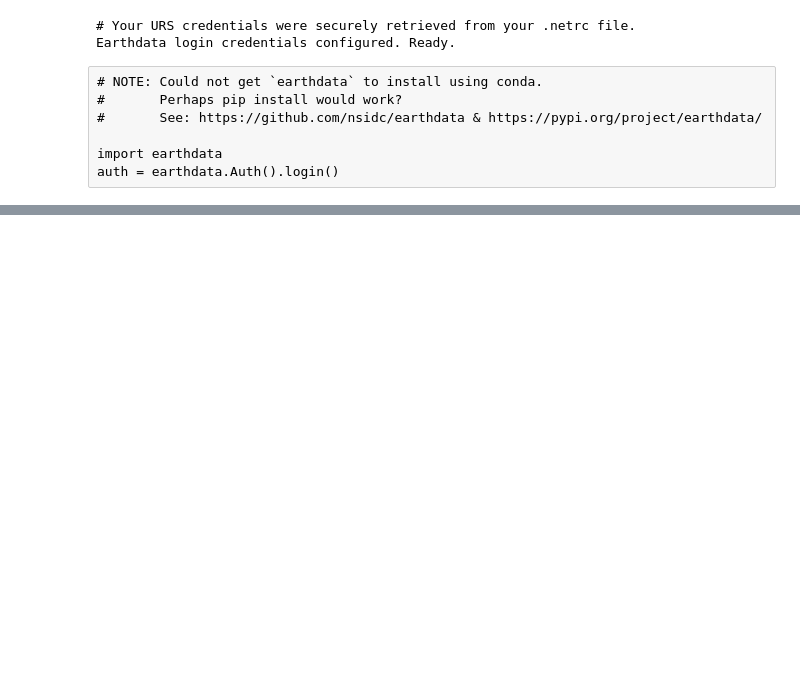
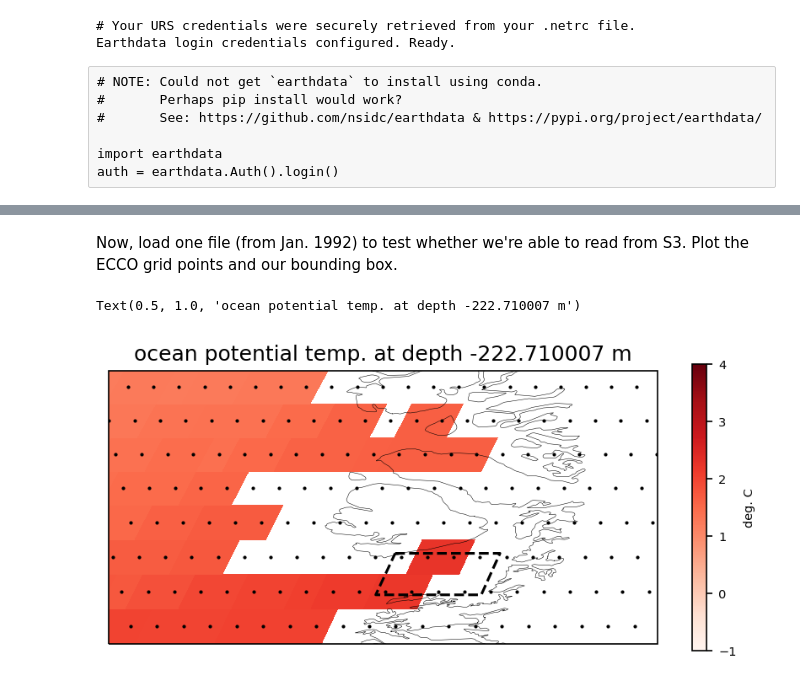
Before and after one commit to dfelikson/GrIS_Outlet_Glacier_Seasonal_dhdt, a Jupyter notebook: preprocess_ECCO_ocean_thermal_forcing.ipynb, the cells around one changed output, grey strips where cells are left out. Drawn from its saved outputs; the diff is of its cells as text; code cells hidden in the pictures; blank space fills up the shorter version.

```diff
--- a/preprocess_ECCO_ocean_thermal_forcing.ipynb
+++ b/preprocess_ECCO_ocean_thermal_forcing.ipynb
@@ -150,0 +174,35 @@ def thermal_forcing(lat, depth, theta, salt):
+# %% [markdown]
+Now, load one file (from Jan. 1992) to test whether we're able to read from S3. Plot the ECCO grid points and our bounding box.
+# %%
+s3_bucket = 's3://podaac-ops-cumulus-protected/ECCO_L4_TEMP_SALINITY_05DEG_MONTHLY_V4R4/*1992-01*nc'
+s3_files = fs.glob(s3_bucket)
+
+file = fs.open(s3_files[0])
+ds = xr.open_dataset(file)
+depth = ds.Z.values
+lat = ds.latitude.values
+lon = ds.longitude.values
+theta = ds.THETA.values[0,:,:]
+ds.close()
+
+# Plot
+fig = plt.figure(figsize=(7,3), dpi=150)
+ax = plt.axes(projection=ccrs.Robinson(), extent=[-58, -50, 68, 72])
+
+z_level = 17
+pc = ax.pcolormesh(lon, lat, theta[z_level,:,:], cmap=plt.cm.Reds, transform=ccrs.PlateCarree(), vmin=-1, vmax=+4)
+ax.plot([ul[0], lr[0], lr[0], ul[0], ul[0]], [ul[1], ul[1], lr[1], lr[1], ul[1]], 'k--', markersize=5, zorder=100, transform=ccrs.PlateCarree())
+
+lonm, latm = np.meshgrid(lon,lat)
+ax.plot(lonm, latm, 'k.', markersize=2, transform=ccrs.PlateCarree())
+
+c = plt.colorbar(pc)
+c.ax.tick_params(labelsize=7)
+c.set_label('deg. C', size=7)
+
+ax.coastlines(resolution='10m', zorder=7, linewidth=0.25)
+
+ax.set_title('ocean potential temp. at depth {:f} m'.format(depth[z_level]))
+# %% [output]
+Text(0.5, 1.0, 'ocean potential temp. at depth -222.710007 m')
+[figure, added]
```
Also changed, not shown: parts of 16 cells of this notebook, 1 other file.
